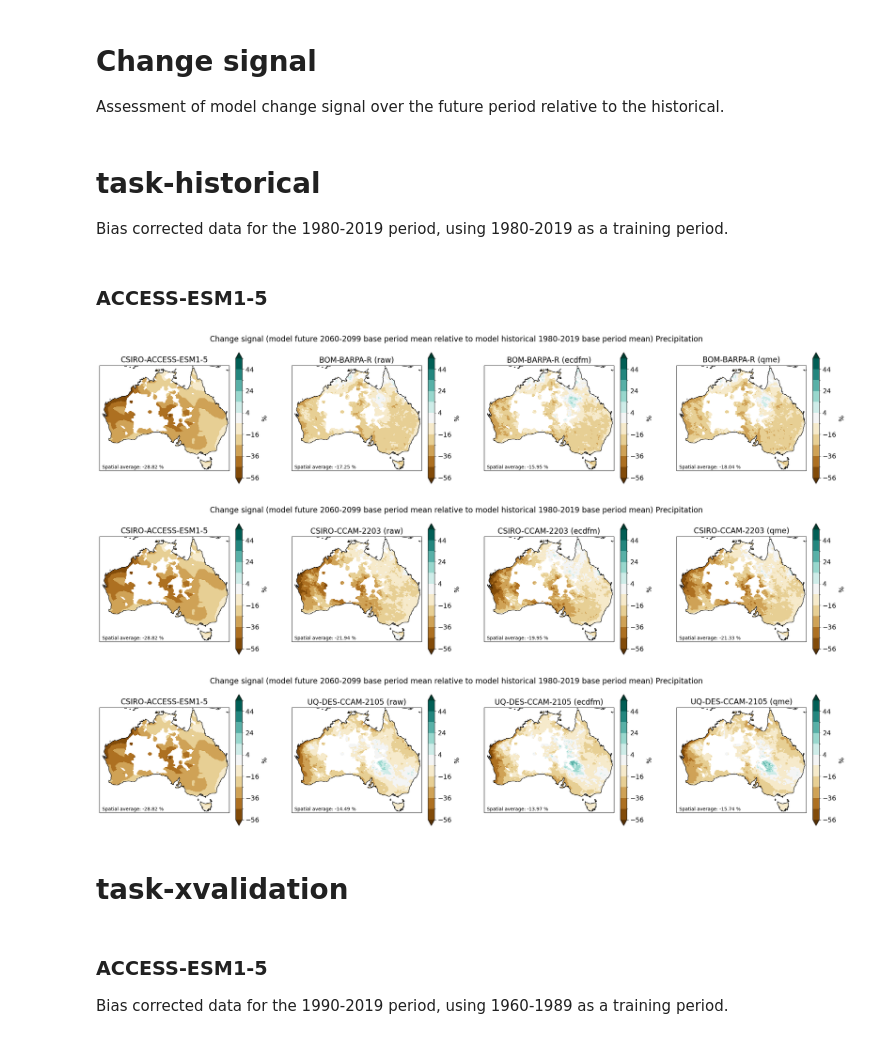
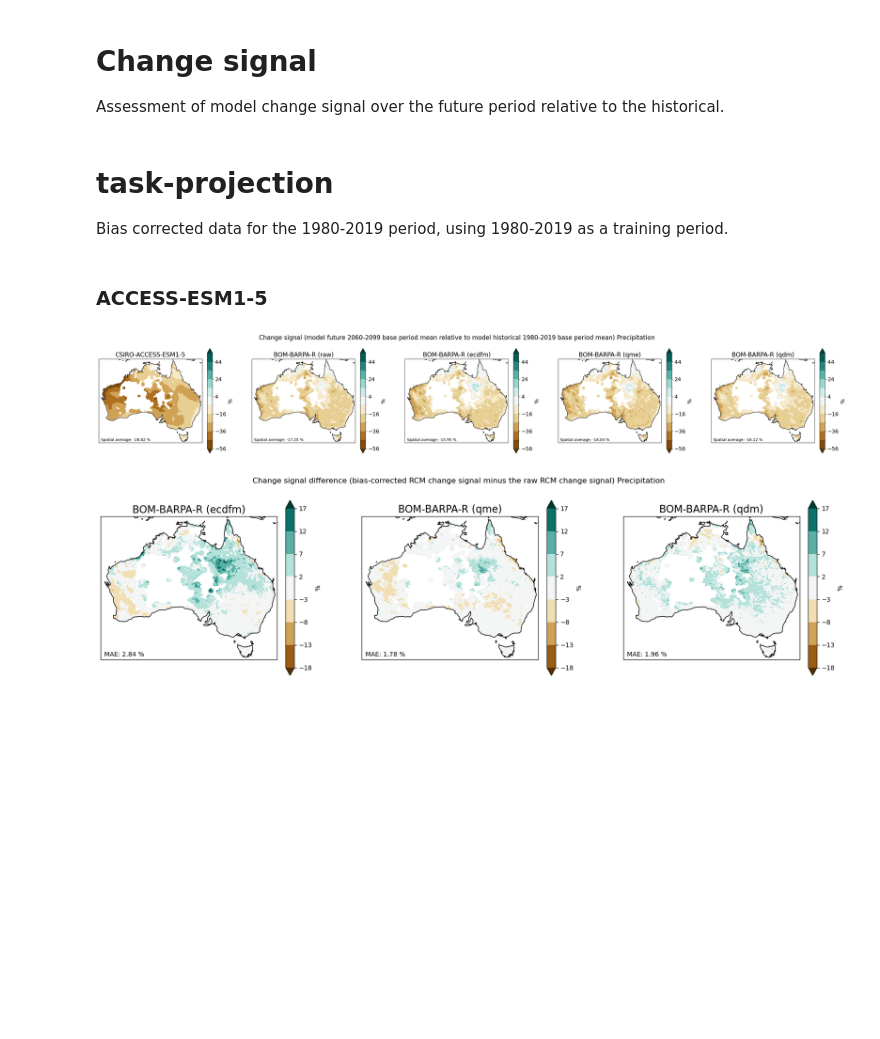
Before and after one commit to AusClimateService/npcp, a Jupyter notebook: results/change_signal_pr.ipynb, the cells around one changed output. Drawn from its saved outputs; the diff is of its cells as text; code cells hidden in the pictures; blank space fills up the shorter version.

```diff
--- a/results/change_signal_pr.ipynb
+++ b/results/change_signal_pr.ipynb
@@ -19,7 +18,7 @@ def calc_change_signal(da_future, da, var):
     """Calculate the difference in the change signal between GCM and RCM """
 
     if var == 'pr':
-        change_signal = (da_future.mean(dim='time') - da.mean(dim='time'))/abs(da.mean(dim='time'))*100
+        change_signal = ((da_future.mean(dim='time') - da.mean(dim='time')) / abs(da.mean(dim='time'))) * 100
     else:
         change_signal = da_future.mean(dim='time') - da.mean(dim='time')
 
@@ -232,26 +280,20 @@ def plot_comparison(var, gcm, rcm, task, cmap, levels):
 # %% [markdown]
-# task-historical
+# task-projection
+
 Bias corrected data for the 1980-2019 period, using 1980-2019 as a training period.
 # %%
 variable = 'pr'
 levels = np.arange(-56, 56.1, 10)
+rcm_levels = np.arange(-18, 18.1, 5)
 cmap = 'BrBG'
 # %% [markdown]
 ### ACCESS-ESM1-5
 # %%
-plot_comparison(variable, 'CSIRO-ACCESS-ESM1-5', 'BOM-BARPA-R', 'historical', cmap, levels)
+plot_comparison(variable, 'CSIRO-ACCESS-ESM1-5', 'BOM-BARPA-R', cmap, levels, rcm_levels)
 # %% [output]
-[figure, old version]
+[figure, new version]
+[figure, added]
 # %%
-plot_comparison(variable, 'CSIRO-ACCESS-ESM1-5', 'CSIRO-CCAM-2203', 'historical', cmap, levels)
+plot_comparison(variable, 'CSIRO-ACCESS-ESM1-5', 'CSIRO-CCAM-2203', cmap, levels, rcm_levels)
-# %% [output]
-[figure, removed]
 # %%
-plot_comparison(variable, 'CSIRO-ACCESS-ESM1-5', 'UQ-DES-CCAM-2105', 'historical', cmap, levels)
+plot_comparison(variable, 'CSIRO-ACCESS-ESM1-5', 'UQ-DES-CCAM-2105', cmap, levels, rcm_levels)
-# %% [output]
-[figure, removed]
-# %% [markdown]
-# task-xvalidation
-# %% [markdown]
-### ACCESS-ESM1-5
-Bias corrected data for the 1990-2019 period, using 1960-1989 as a training period.
```
Also changed, not shown: parts of 22 cells of this notebook, 1 other file.
